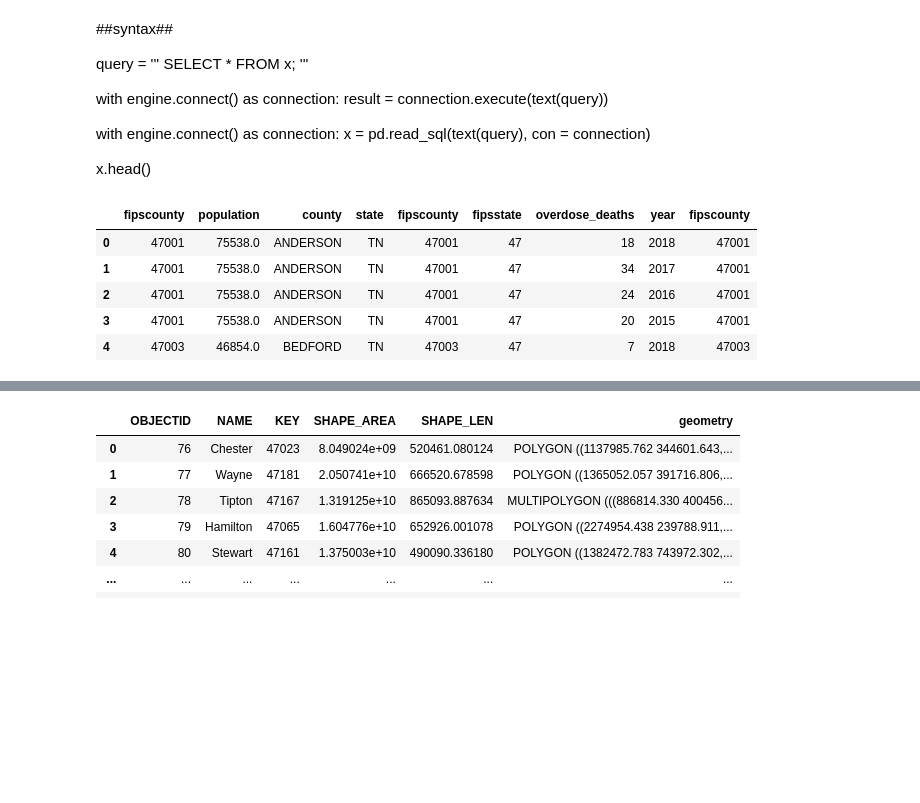
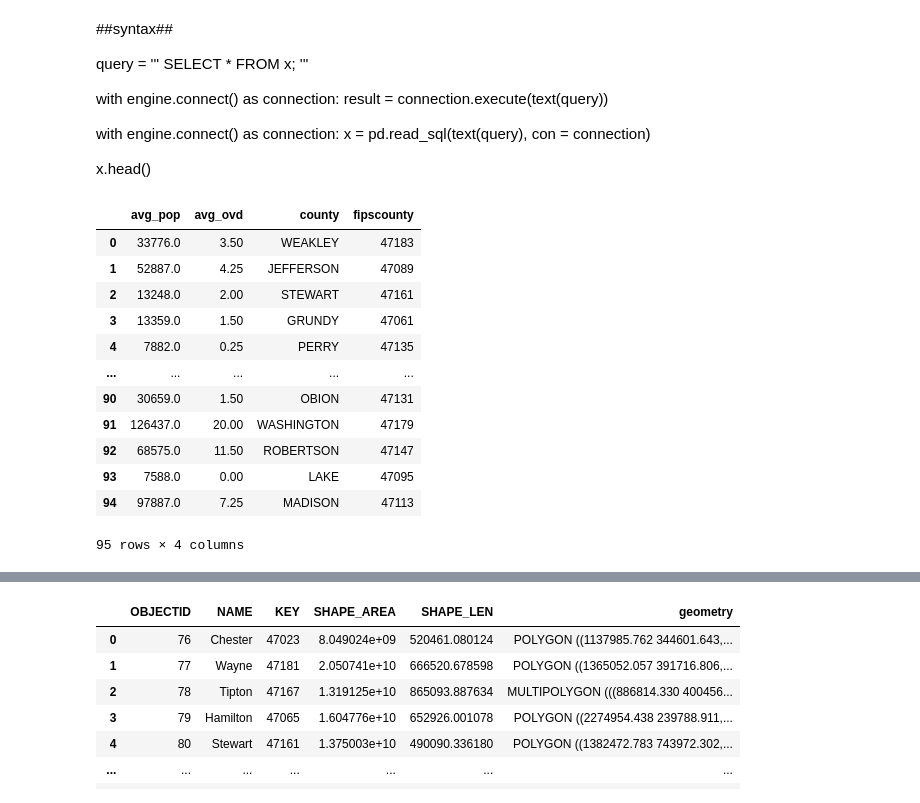
Before and after one commit to Luna-Agora/prescription-drugs-python-otto, a Jupyter notebook: otto project.ipynb, the cells around one changed output, grey strips where cells are left out. Cells and saved outputs as stored; diff of their text form; code cells hidden in the pictures; blank space fills up the shorter version.

```diff
--- a/otto project.ipynb
+++ b/otto project.ipynb
@@ -38,26 +55,37 @@ with engine.connect() as connection:
 x.head()
 # %%
 query = '''
-SELECT *
+SELECT AVG(population) AS avg_pop
+     , AVG(overdose_deaths) AS avg_ovd
+     , county
+     , fips_county.fipscounty
 FROM population
 INNER JOIN fips_county
 	ON population.fipscounty::int = fips_county.fipscounty::int
 INNER JOIN overdose_deaths
 	ON population.fipscounty::int = overdose_deaths.fipscounty::int
+GROUP BY county, fips_county.fipscounty
 '''
 
 with engine.connect() as connection:
     result = connection.execute(text(query))
 
 with engine.connect() as connection:
     population = pd.read_sql(text(query), con = connection)
 
-population.head()
+population
 # %% [output]
-|  | fipscounty | population | county | state | fipscounty | fipsstate | overdose_deaths | year | fipscounty |
-| 0 | 47001 | 75538.0 | ANDERSON | TN | 47001 | 47 | 18 | 2018 | 47001 |
-| 1 | 47001 | 75538.0 | ANDERSON | TN | 47001 | 47 | 34 | 2017 | 47001 |
-| 2 | 47001 | 75538.0 | ANDERSON | TN | 47001 | 47 | 24 | 2016 | 47001 |
-| 3 | 47001 | 75538.0 | ANDERSON | TN | 47001 | 47 | 20 | 2015 | 47001 |
-| 4 | 47003 | 46854.0 | BEDFORD | TN | 47003 | 47 | 7 | 2018 | 47003 |
+|  | avg_pop | avg_ovd | county | fipscounty |
+| 0 | 33776.0 | 3.50 | WEAKLEY | 47183 |
+| 1 | 52887.0 | 4.25 | JEFFERSON | 47089 |
+| 2 | 13248.0 | 2.00 | STEWART | 47161 |
+| 3 | 13359.0 | 1.50 | GRUNDY | 47061 |
+| 4 | 7882.0 | 0.25 | PERRY | 47135 |
+| ... | ... | ... | ... | ... |
+| 90 | 30659.0 | 1.50 | OBION | 47131 |
+| 91 | 126437.0 | 20.00 | WASHINGTON | 47179 |
+| 92 | 68575.0 | 11.50 | ROBERTSON | 47147 |
+| 93 | 7588.0 | 0.00 | LAKE | 47095 |
+| 94 | 97887.0 | 7.25 | MADISON | 47113 |
+95 rows × 4 columns
 # %%
```
Also changed, not shown: parts of 21 cells of this notebook, 1 other file.
